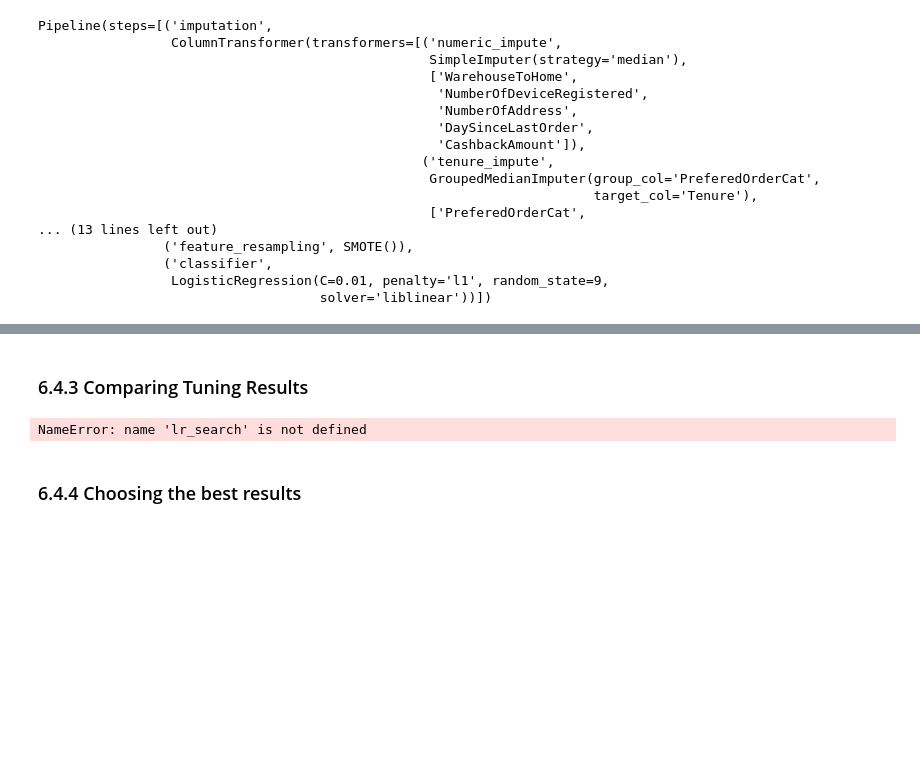
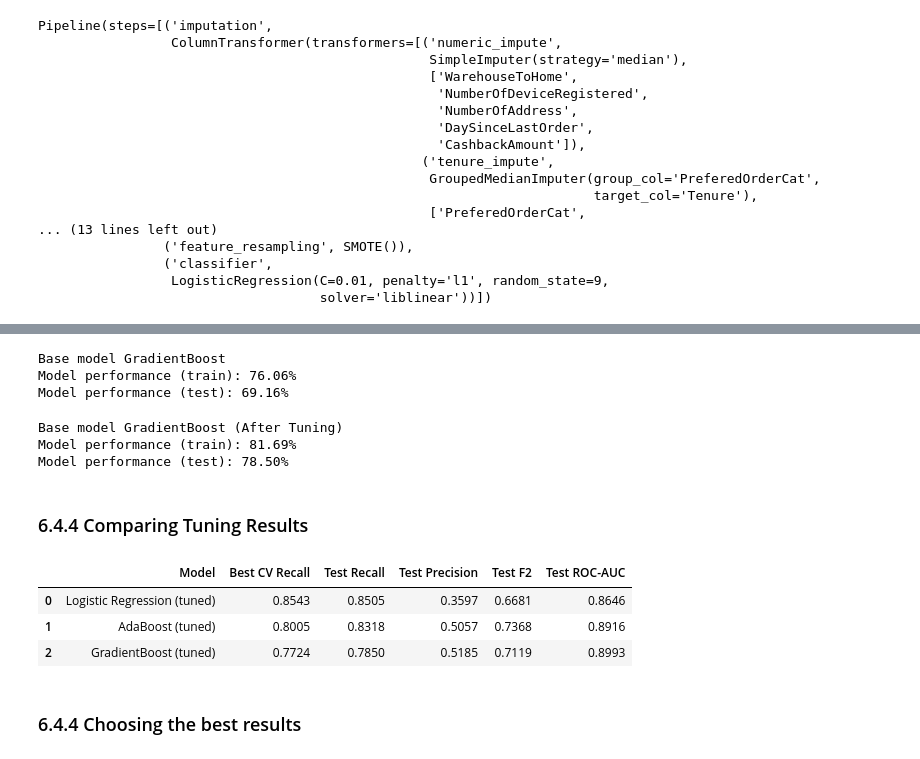
Before and after one commit to MikaMahaputra/E-Commerce-Customer-Churn, a Jupyter notebook: notebook/e-commerce-churn-analysis.ipynb, the cells around one changed output, grey strips where cells are left out. Cells and saved outputs as stored; diff of their text form; code cells hidden in the pictures; blank space fills up the shorter version.

Commit message:
Fixed some models for hyperparameter tuning

```diff
--- a/notebook/e-commerce-churn-analysis.ipynb
+++ b/notebook/e-commerce-churn-analysis.ipynb
@@ -1710,4 +1715,4 @@ Model performance (test): 84.11%
 # %%
-# TODO: Save best xgb
-best_xgb = clone(model_res_pipeline.set_params(classifier=xgb))
+# TODO: Save best AdaBoost
+best_ab = clone(model_res_pipeline.set_params(classifier=ab))
 # %%
@@ -1744,0 +1747,8 @@ Best params      : {'feature_selection__k': 8, 'classifier__solver': 'saga', 'cl
+# %%
+# Model before tuning
+base_ab = clone(model_res_pipeline.set_params(classifier=ab))
+base_ab.fit(x_train, y_train)
+
+# Model after tuning
+tunned_ab = ab_tuning.best_estimator_
+tunned_ab.fit(x_train, y_train)
@@ -1744,0 +1799,3 @@ Best params      : {'feature_selection__k': 8, 'classifier__solver': 'saga', 'cl
+# %%
+# TODO: Save best AdaBoost
+best_gb = clone(model_res_pipeline.set_params(classifier=gb))
@@ -1745,27 +1859,55 @@ Best params      : {'feature_selection__k': 8, 'classifier__solver': 'saga', 'cl
+# %%
+# TODO: Model prediction (before tuning)
+y_train_pred = base_gb.predict(x_train)
+y_test_pred = base_gb.predict(x_test)
+
+print('Base model GradientBoost')
+print(f'Model performance (train): {recall_score(y_train, y_train_pred):.2%}')
+print(f'Model performance (test): {recall_score(y_test, y_test_pred):.2%}')
+# %% [output]
+Base model GradientBoost
+Model performance (train): 76.06%
+Model performance (test): 69.16%
+# %%
+# TODO: Model prediction (after tuning)
+y_train_pred = tunned_gb.predict(x_train)
+y_test_pred = tunned_gb.predict(x_test)
+
+print('Base model GradientBoost (After Tuning)')
+print(f'Model performance (train): {recall_score(y_train, y_train_pred):.2%}')
+print(f'Model performance (test): {recall_score(y_test, y_test_pred):.2%}')
+# %% [output]
+Base model GradientBoost (After Tuning)
+Model performance (train): 81.69%
+Model performance (test): 78.50%
 # %% [markdown]
-### 6.4.3 Comparing Tuning Results
+### 6.4.4 Comparing Tuning Results
 # %%
 tuning_rows = []
 
-for name, search, best_model in [
-    ('Logistic Regression (tuned)', lr_search,  best_lr),
-    ('XGBoost (tuned)',             xgb_search, best_xgb),
+for name, tuning, best_model in [
+    ('Logistic Regression (tuned)', lr_tuning,  best_lr),
+    ('AdaBoost (tuned)',            ab_tuning,  best_ab),
+    ('GradientBoost (tuned)',       gb_tuning,  best_gb),
 ]:
     y_pred = best_model.predict(x_test)
     roc    = roc_auc_score(y_test, best_model.predict_proba(x_test)[:, 1])
     tuning_rows.append({
-        'Model':        name,
-        'Best CV F2':   round(search.best_score_, 4),
-        'Test Recall':  round(recall_score(y_test, y_pred), 4),
-        'Test Precision': round(precision_score(y_test, y_pred), 4),
-        'Test F2':      round(fbeta_score(y_test, y_pred, beta=2), 4),
-        'Test ROC-AUC': round(roc, 4),
+        'Model':            name,
+        'Best CV Recall':   round(tuning.best_score_, 4),
+        'Test Recall':      round(recall_score(y_test, y_pred), 4),
+        'Test Precision':   round(precision_score(y_test, y_pred), 4),
+        'Test F2':          round(fbeta_score(y_test, y_pred, beta=2), 4),
+        'Test ROC-AUC':     round(roc, 4),
     })
 
-tuning_df = pd.DataFrame(tuning_rows).sort_values('Test F2', ascending=False)
+tuning_df = pd.DataFrame(tuning_rows).sort_values('Test Recall', ascending=False)
 display(tuning_df)
 # %% [output]
-NameError: name 'lr_search' is not defined
+|  | Model | Best CV Recall | Test Recall | Test Precision | Test F2 | Test ROC-AUC |
+| 0 | Logistic Regression (tuned) | 0.8543 | 0.8505 | 0.3597 | 0.6681 | 0.8646 |
+| 1 | AdaBoost (tuned) | 0.8005 | 0.8318 | 0.5057 | 0.7368 | 0.8916 |
+| 2 | GradientBoost (tuned) | 0.7724 | 0.7850 | 0.5185 | 0.7119 | 0.8993 |
 # %% [markdown]
 ### 6.4.4 Choosing the best results
 # %%
```
Also changed, not shown: parts of 19 cells of this notebook.
